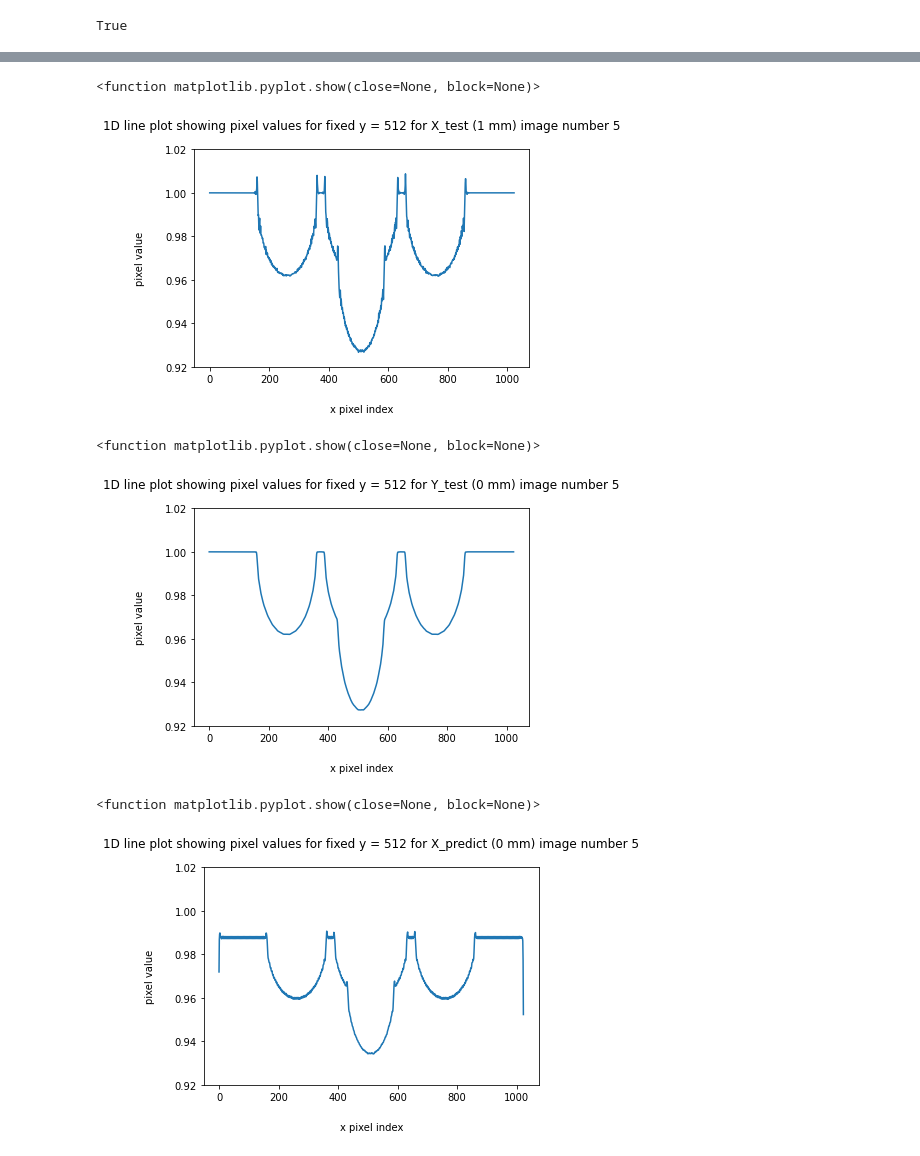
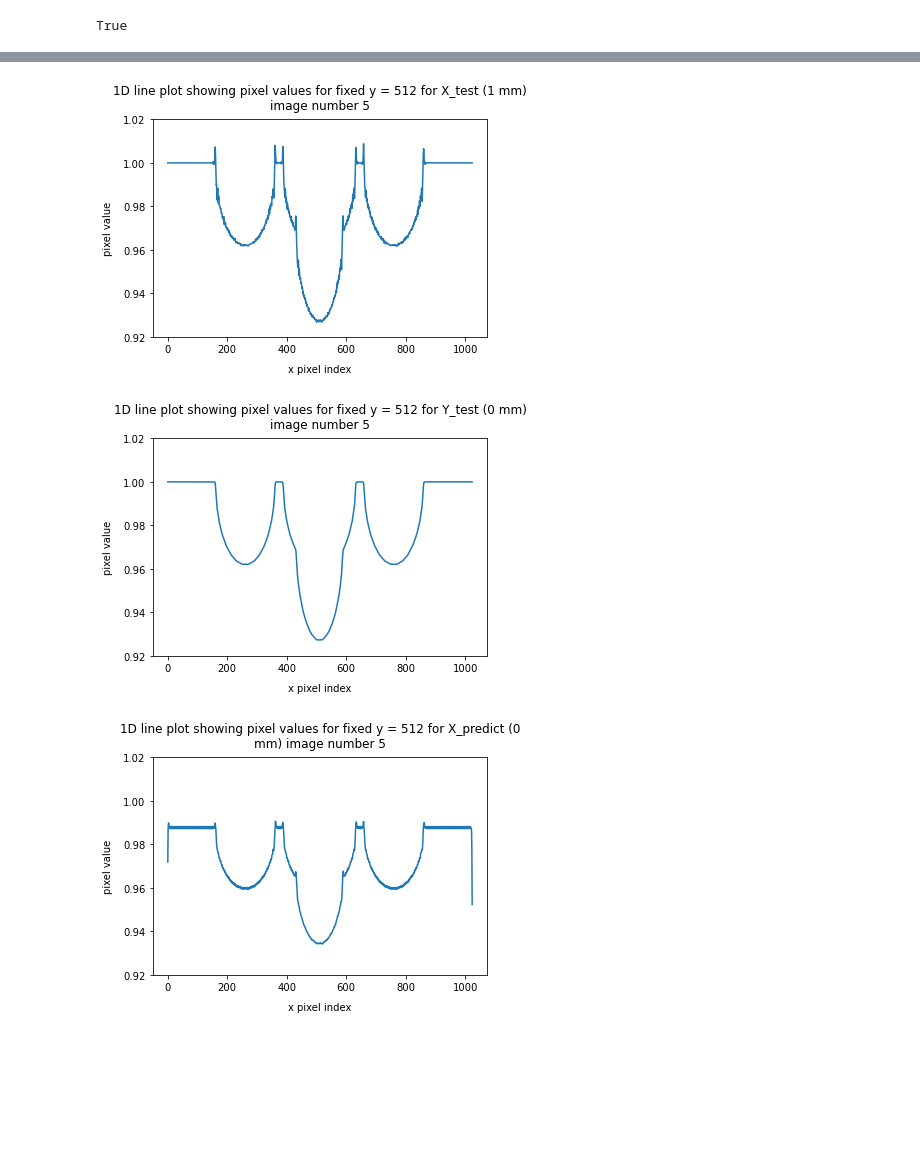
Before and after one commit to zechenl/narrow_unet, a Jupyter notebook: my_unet_main.ipynb, the cells around one changed output, grey strips where cells are left out. Saved outputs shown, nothing was run; the diff lists cells and outputs as text; code cells hidden in the pictures; blank space fills up the shorter version.

Commit message:
fix plots
fixed plots sizing and labels
added zoomed in plots

```diff
--- a/my_unet_main.ipynb
+++ b/my_unet_main.ipynb
@@ -316,34 +541,34 @@ plt.show
 # %%
 line = X_test[rand_test,512]
 plt.plot(np.squeeze(line))
-plt.title('1D line plot showing pixel values for fixed y = 512 for X_test (1 mm) image number '
-          + str(rand_test), pad=20)
-plt.xlabel('x pixel index', labelpad=20)
-plt.ylabel('pixel value', labelpad=20)
+plt.title("\n".join(wrap('1D line plot showing pixel values for fixed y = 512 for X_test (1 mm) image number '
+          + str(rand_test))), pad=10)
+plt.xlabel('x pixel index', labelpad=10)
+plt.ylabel('pixel value', labelpad=10)
 plt.ylim([0.92, 1.02])
-plt.show
+plt.savefig('x_test_512y.png', bbox_inches='tight')
+plt.show()
 # %% [output]
-<function matplotlib.pyplot.show(close=None, block=None)>
-[figure, old version]
+[figure, new version]
 # %%
 line = Y_test[rand_test,512]
 plt.plot(np.squeeze(line))
-plt.title('1D line plot showing pixel values for fixed y = 512 for Y_test (0 mm) image number ' + str(rand_test), pad=20)
-plt.xlabel('x pixel index', labelpad=20)
-plt.ylabel('pixel value', labelpad=20)
+plt.title("\n".join(wrap('1D line plot showing pixel values for fixed y = 512 for Y_test (0 mm) image number ' + str(rand_test))), pad=10)
+plt.xlabel('x pixel index', labelpad=10)
+plt.ylabel('pixel value', labelpad=10)
 plt.ylim([0.92, 1.02])
-plt.show
+plt.savefig('Y_test_512y.png', bbox_inches='tight')
+plt.show()
 # %% [output]
-<function matplotlib.pyplot.show(close=None, block=None)>
-[figure, old version]
+[figure, new version]
 # %%
 line = X_predict[rand_test,512]
 plt.plot(np.squeeze(line))
-plt.title('1D line plot showing pixel values for fixed y = 512 for X_predict (0 mm) image number ' + str(rand_test), pad=20)
-plt.xlabel('x pixel index', labelpad=20)
-plt.ylabel('pixel value', labelpad=20)
+plt.title("\n".join(wrap('1D line plot showing pixel values for fixed y = 512 for X_predict (0 mm) image number ' + str(rand_test))), pad=10)
+plt.xlabel('x pixel index', labelpad=10)
+plt.ylabel('pixel value', labelpad=10)
 plt.ylim([0.92, 1.02])
-plt.show
+plt.savefig('prediction_line_512y.png', bbox_inches='tight')
+plt.show()
 # %% [output]
-<function matplotlib.pyplot.show(close=None, block=None)>
-[figure, old version]
+[figure, new version]
```
Also changed, not shown: parts of 21 cells of this notebook, 13 other files.
